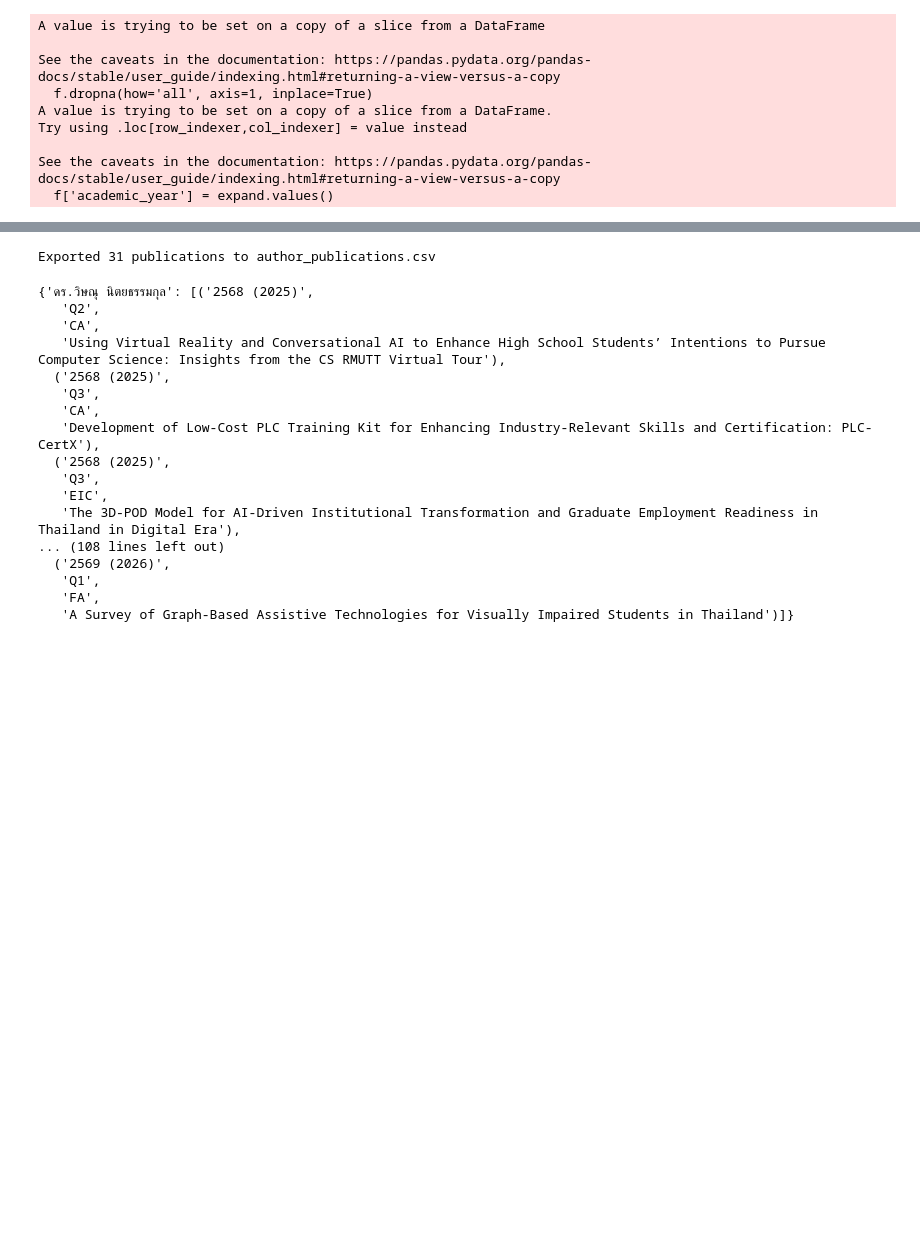
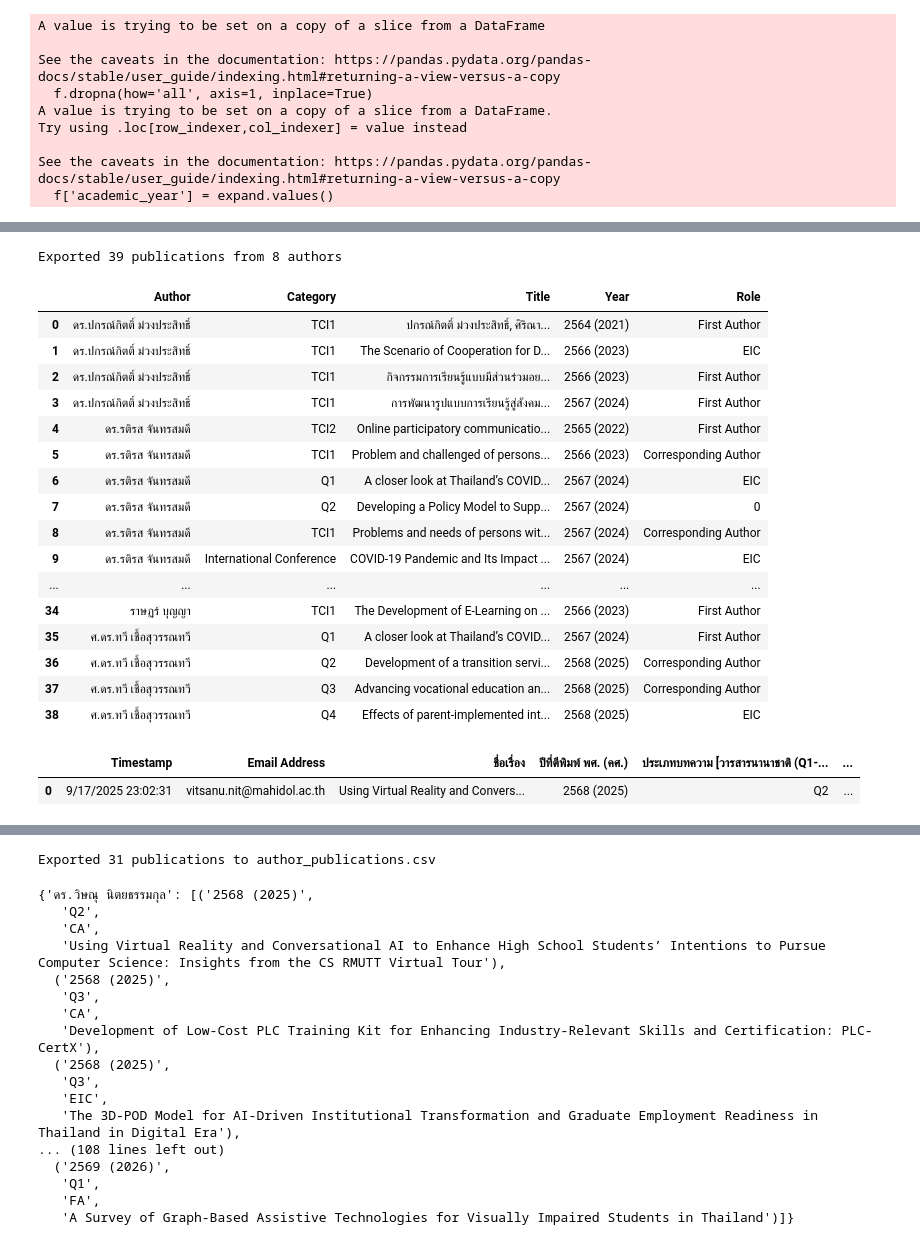
Before and after one commit to Supachan/academic-staff-workload, a Jupyter notebook: debugging.ipynb, the cells around one changed output, grey strips where cells are left out. Saved outputs shown, nothing was run; the diff lists cells and outputs as text; code cells hidden in the pictures; blank space fills up the shorter version.

```diff
--- a/debugging.ipynb
+++ b/debugging.ipynb
@@ -142,0 +289,60 @@ b
+# %%
+# Process all authors and export to single CSV
+all_author_rows = []
+
+for author_name, author_df in author_value.items():
+    # Skip if author has no data
+    if isinstance(author_df, pd.DataFrame) and len(author_df) > 0:
+        # Categorize publications for this author
+        categorized = categorize_author_publications(author_df)
+
+        # Add each publication to the combined list
+        for category, publications in categorized.items():
+            for pub in publications:
+                all_author_rows.append({
+                    'Author': author_name,
+                    'Category': category,
+                    'Title': pub['title'],
+                    'Year': pub['year'],
+                    'Role': pub['role']
+                })
+
+# Create combined DataFrame and sort by author name and year
+df_all_authors = pd.DataFrame(all_author_rows)
+if len(df_all_authors) > 0:
+    df_all_authors = df_all_authors.sort_values(['Author', 'Year'], ascending=[True, True]).reset_index(drop=True)
+
+    # Export to CSV
+    df_all_authors.to_csv('author_publications_categorized.csv', index=False, encoding='utf-8-sig')
+    print(f"Exported {len(df_all_authors)} publications from {df_all_authors['Author'].nunique()} authors")
+
+    df_all_authors
+else:
+    print("No publications found for any authors")
+# %% [output]
+Exported 39 publications from 8 authors
+# %%
+df_all_authors
+# %% [output]
+|  | Author | Category | Title | Year | Role |
+| 0 | ดร.ปกรณ์กิตติ์ ม่วงประสิทธิ์ | TCI1 | ปกรณ์กิตติ์ ม่วงประสิทธิ์, ศิริณา... | 2564 (2021) | First Author |
+| 1 | ดร.ปกรณ์กิตติ์ ม่วงประสิทธิ์ | TCI1 | The Scenario of Cooperation for D... | 2566 (2023) | EIC |
+| 2 | ดร.ปกรณ์กิตติ์ ม่วงประสิทธิ์ | TCI1 | กิจกรรมการเรียนรู้แบบมีส่วนร่วมอย... | 2566 (2023) | First Author |
+| 3 | ดร.ปกรณ์กิตติ์ ม่วงประสิทธิ์ | TCI1 | การพัฒนารูปแบบการเรียนรู้สู่สังคม... | 2567 (2024) | First Author |
+| 4 | ดร.รติรส จันทรสมดี | TCI2 | Online participatory communicatio... | 2565 (2022) | First Author |
+| 5 | ดร.รติรส จันทรสมดี | TCI1 | Problem and challenged of persons... | 2566 (2023) | Corresponding Author |
+| 6 | ดร.รติรส จันทรสมดี | Q1 | A closer look at Thailand’s COVID... | 2567 (2024) | EIC |
+| 7 | ดร.รติรส จันทรสมดี | Q2 | Developing a Policy Model to Supp... | 2567 (2024) | 0 |
+| 8 | ดร.รติรส จันทรสมดี | TCI1 | Problems and needs of persons wit... | 2567 (2024) | Corresponding Author |
+| 9 | ดร.รติรส จันทรสมดี | International Conference | COVID-19 Pandemic and Its Impact ... | 2567 (2024) | EIC |
+| ... | ... | ... | ... | ... | ... |
+| 34 | ราษฏร์ บุญญา | TCI1 | The Development of E-Learning on ... | 2566 (2023) | First Author |
+| 35 | ศ.ดร.ทวี เชื้อสุวรรณทวี | Q1 | A closer look at Thailand’s COVID... | 2567 (2024) | First Author |
+| 36 | ศ.ดร.ทวี เชื้อสุวรรณทวี | Q2 | Development of a transition servi... | 2568 (2025) | Corresponding Author |
+| 37 | ศ.ดร.ทวี เชื้อสุวรรณทวี | Q3 | Advancing vocational education an... | 2568 (2025) | Corresponding Author |
+| 38 | ศ.ดร.ทวี เชื้อสุวรรณทวี | Q4 | Effects of parent-implemented int... | 2568 (2025) | EIC |
+# %%
+pd.DataFrame(temp)
+# %% [output]
+|  | Timestamp | Email Address | ชื่อเรื่อง | ปีที่ตีพิมพ์ พศ. (คศ.) | ประเภทบทความ [วารสารนานาชาติ (Q1-... | ... |
+| 0 | 9/17/2025 23:02:31 | vitsanu.nit@mahidol.ac.th | Using Virtual Reality and Convers... | 2568 (2025) | Q2 | ... |
```
Also changed, not shown: parts of 11 cells of this notebook, 7 other files.
